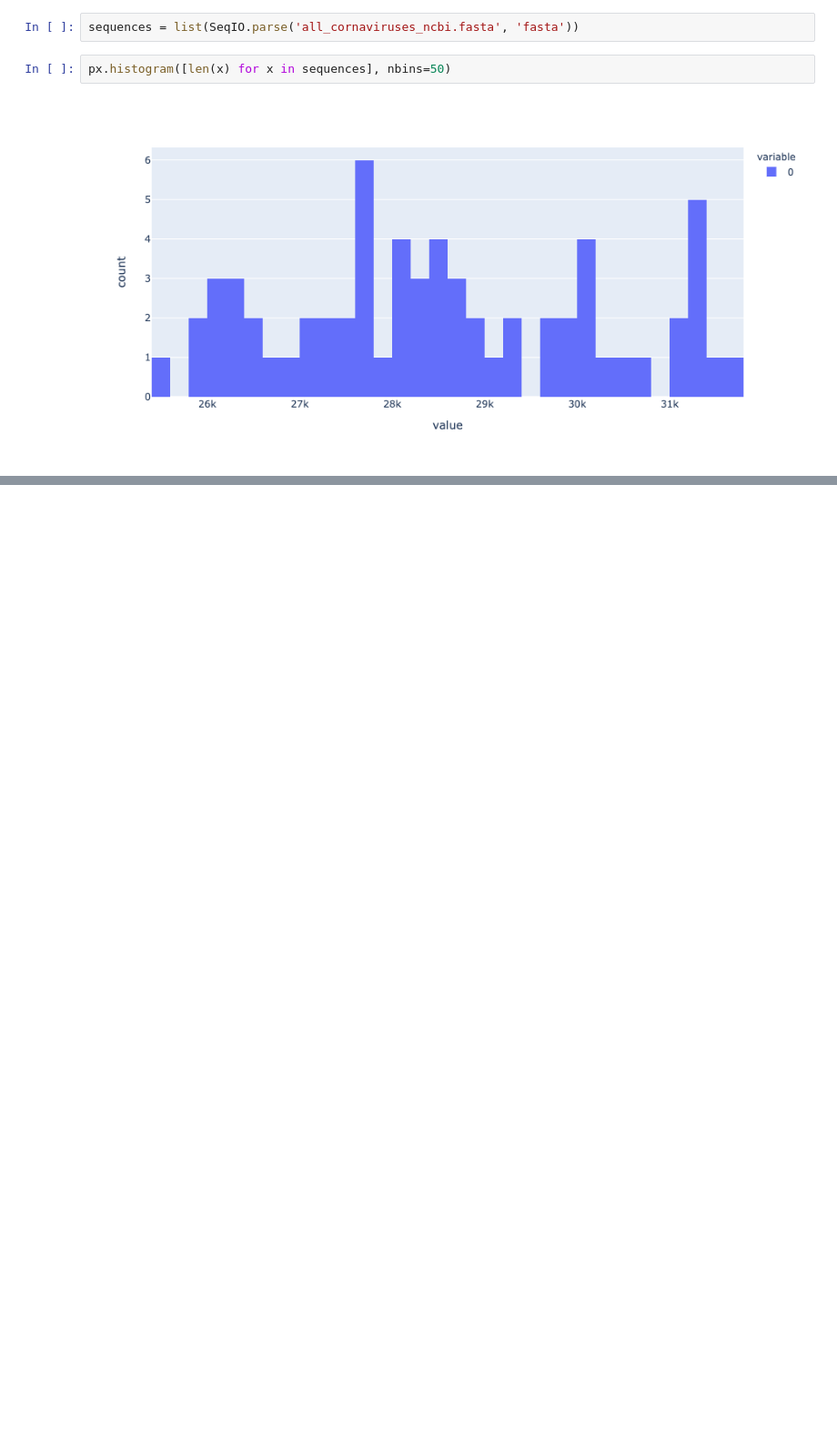
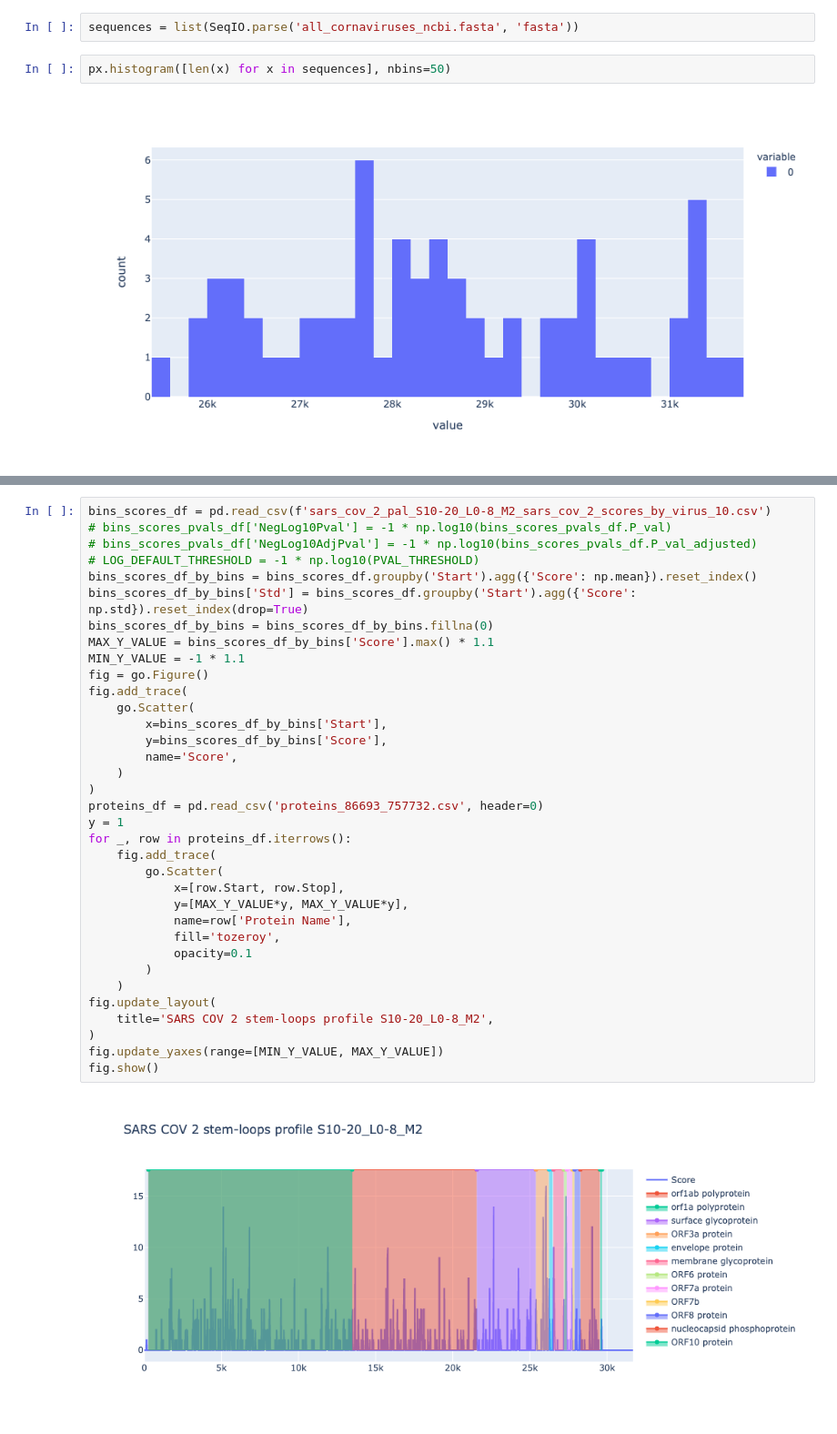
Before and after one commit to AlexShein/coronaviruses, a Jupyter notebook: secondary_structures.ipynb, the cells around one changed output, grey strips where cells are left out. Shown at 91% size. Saved outputs shown, nothing was run; the diff lists cells and outputs as text; blank space fills up the shorter version.

Commit message:
Added single-virus analysis

```diff
--- a/secondary_structures.ipynb
+++ b/secondary_structures.ipynb
@@ -198,0 +180,37 @@ Type:      function
+# %%
+bins_scores_df = pd.read_csv(f'sars_cov_2_pal_S10-20_L0-8_M2_sars_cov_2_scores_by_virus_10.csv')
+# bins_scores_pvals_df['NegLog10Pval'] = -1 * np.log10(bins_scores_pvals_df.P_val)
+# bins_scores_pvals_df['NegLog10AdjPval'] = -1 * np.log10(bins_scores_pvals_df.P_val_adjusted)
+# LOG_DEFAULT_THRESHOLD = -1 * np.log10(PVAL_THRESHOLD)
+bins_scores_df_by_bins = bins_scores_df.groupby('Start').agg({'Score': np.mean}).reset_index()
+bins_scores_df_by_bins['Std'] = bins_scores_df.groupby('Start').agg({'Score': np.std}).reset_index(drop=True)
+bins_scores_df_by_bins = bins_scores_df_by_bins.fillna(0)
+MAX_Y_VALUE = bins_scores_df_by_bins['Score'].max() * 1.1
+MIN_Y_VALUE = -1 * 1.1
+fig = go.Figure()
+fig.add_trace(
+    go.Scatter(
+        x=bins_scores_df_by_bins['Start'],
+        y=bins_scores_df_by_bins['Score'],
+        name='Score',
+    )
+)
+proteins_df = pd.read_csv('proteins_86693_757732.csv', header=0)
+y = 1
+for _, row in proteins_df.iterrows():
+    fig.add_trace(
+        go.Scatter(
+            x=[row.Start, row.Stop],
+            y=[MAX_Y_VALUE*y, MAX_Y_VALUE*y],
+            name=row['Protein Name'],
+            fill='tozeroy',
+            opacity=0.1
+        )
+    )
+fig.update_layout(
+    title='SARS COV 2 stem-loops profile S10-20_L0-8_M2',
+)
+fig.update_yaxes(range=[MIN_Y_VALUE, MAX_Y_VALUE])
+fig.show()
+# %% [output]
+[figure, added]
```
Also changed, not shown: parts of 5 cells of this notebook, 1 other file.
